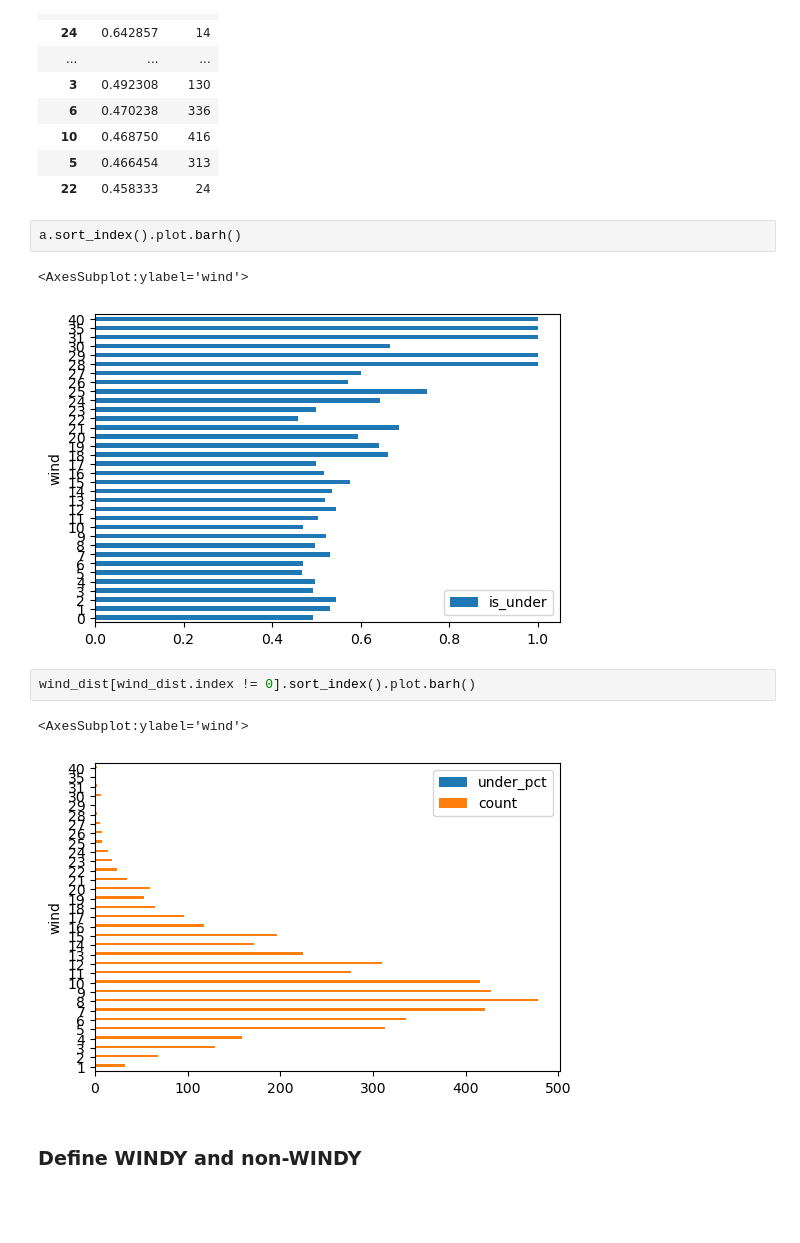
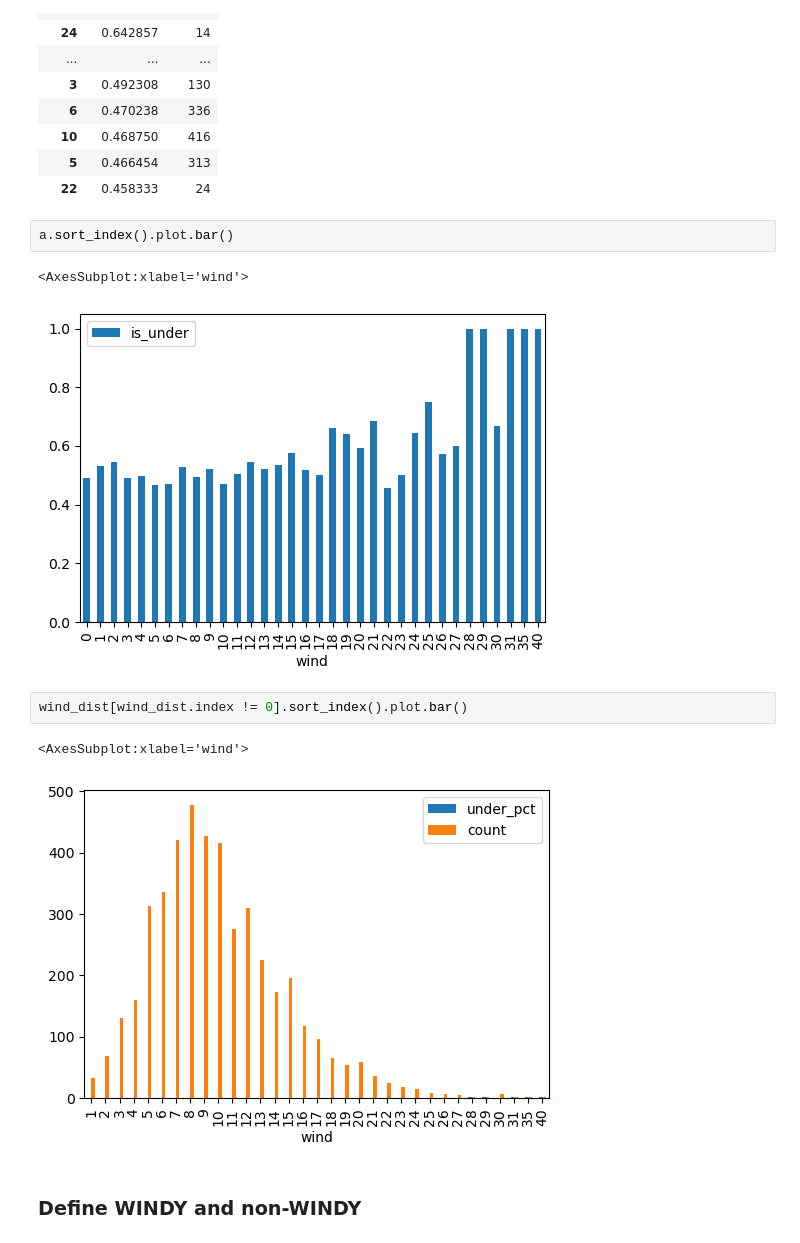
Before and after one commit to Project-Over-Under/Over_Under, a Jupyter notebook: EXPLORE/explore_r.ipynb, the cells around one changed output. Saved outputs shown, nothing was run; the diff lists cells and outputs as text; blank space fills up the shorter version.

```diff
--- a/EXPLORE/explore_r.ipynb
+++ b/EXPLORE/explore_r.ipynb
@@ -324,15 +308,15 @@ wind_dist.sort_values('under_pct',ascending=False)
 | 5 | 0.466454 | 313 |
 | 22 | 0.458333 | 24 |
 # %%
-a.sort_index().plot.barh()
+a.sort_index().plot.bar()
 # %% [output]
-<AxesSubplot:ylabel='wind'>
+<AxesSubplot:xlabel='wind'>
-[figure, old version]
+[figure, new version]
 # %%
-wind_dist[wind_dist.index != 0].sort_index().plot.barh()
+wind_dist[wind_dist.index != 0].sort_index().plot.bar()
 # %% [output]
-<AxesSubplot:ylabel='wind'>
+<AxesSubplot:xlabel='wind'>
-[figure, old version]
+[figure, new version]
 # %% [markdown]
 ### Define WINDY and non-WINDY
 # %%
```
Also changed, not shown: parts of 107 cells of this notebook, 2 other files.
